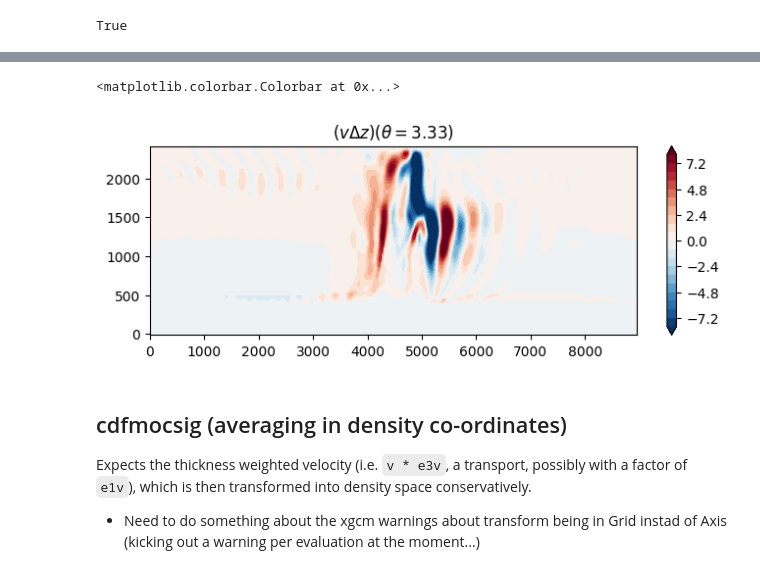
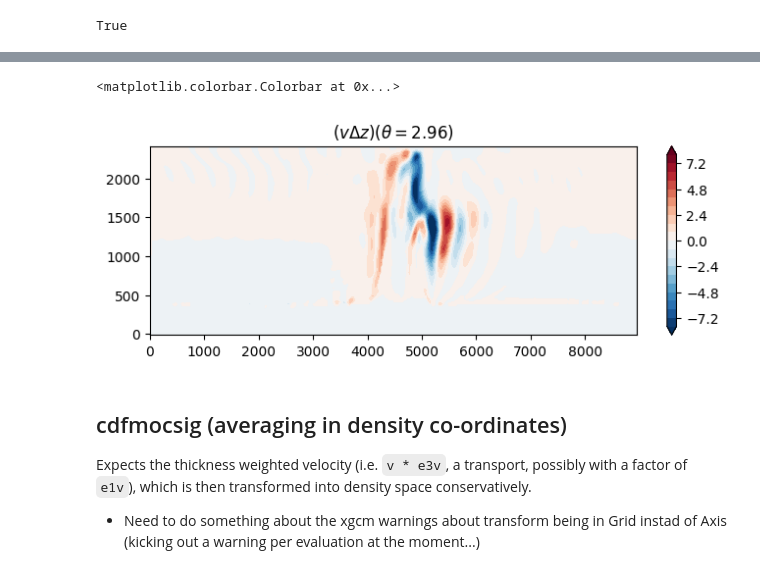
Before and after one commit to julianmak/pyCDFTOOLS, a Jupyter notebook: brainfart_logs/test_package_load.ipynb, the cells around one changed output, grey strips where cells are left out. Cells and saved outputs as stored; diff of their text form; code cells hidden in the pictures.

```diff
--- a/brainfart_logs/test_package_load.ipynb
+++ b/brainfart_logs/test_package_load.ipynb
@@ -220,7 +237,7 @@ True
 # only strictly valid for extensive quantities like transport (because the input has grid factors)
 
 theta = grid.interp(ds.toce[0, :, :, :], ['Y'], boundary='extend')
-theta_coord = np.linspace(0.1, 15, 31)
+theta_coord = np.linspace(0.1, 15, 61)
 
 # don't select the last one since it's land, then z_f makes sense
 v_trans = (ds.voce * ds.e3v_0 * ds.vmask)[0, slice(0, -1), :, :]
@@ -254,18 +271,18 @@ Text(0.5, 1.0, '$\\int v\\; {\\rm d}\\theta = \\sum v \\Delta z = 26.81938718$')
 # %%
 # plotting quantity on an sigma surface
 
-sigma_ind = 6
+sigma_ind = 11
 
 fig = plt.figure(figsize=(8, 2.5))
 ax = plt.axes()
 cs = ax.contourf(v_trans_sigma.glamv[:, :-1], v_trans_sigma.gphiv[:, :-1],
                  v_trans_sigma[sigma_ind, :, :-1],
                  levels=np.linspace(-8, 8, 21), cmap="RdBu_r", extend="both")
 ax.set_title(r"$(v\Delta z)(\theta = %.2f)$" % v_trans_sigma.sigma[sigma_ind].values)
 plt.colorbar(cs)
 # %% [output]
 <matplotlib.colorbar.Colorbar at 0x...>
-[figure, old version]
+[figure, new version]
 # %% [markdown]
 ## cdfmocsig (averaging in density co-ordinates)
 
```
Also changed, not shown: parts of 17 cells of this notebook, 2 other files.
